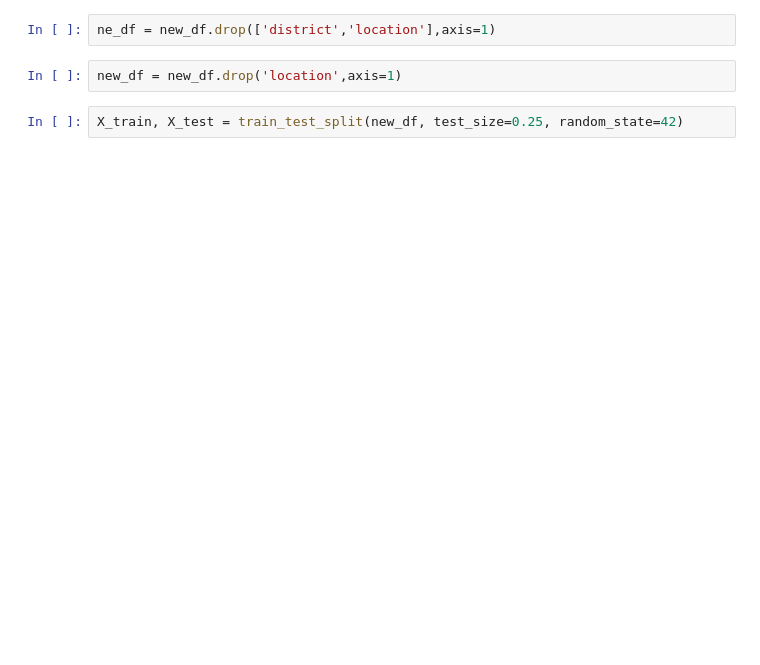
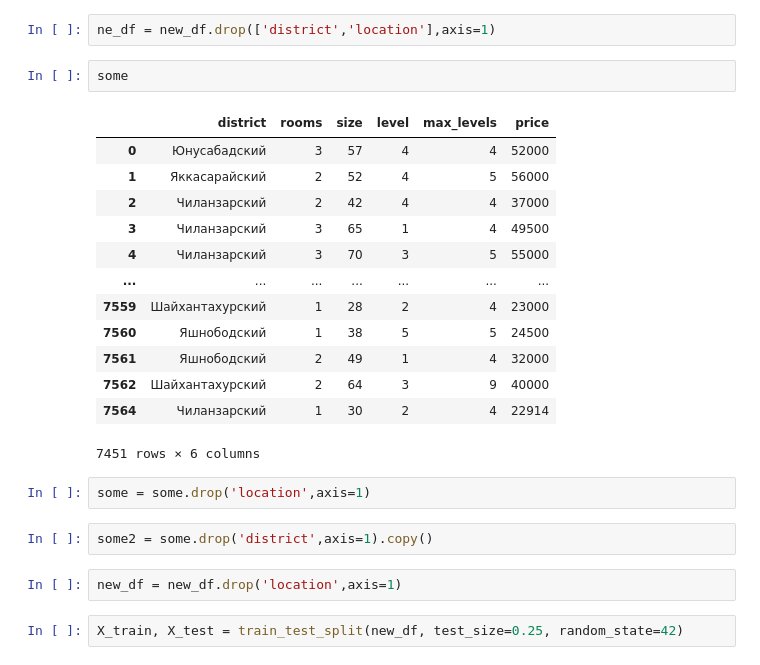
Before and after one commit to schizohub/ML_projects, a Jupyter notebook: Improving_Tashkent_housing.ipynb, the cells around one changed output. Cells and saved outputs as stored; diff of their text form; blank space fills up the shorter version.

```diff
--- a/Improving_Tashkent_housing.ipynb
+++ b/Improving_Tashkent_housing.ipynb
@@ -436,6 +461,26 @@ px.histogram(new_df['price'])
 [interactive output not drawn]
 # %%
 ne_df = new_df.drop(['district','location'],axis=1)
+# %%
+some
+# %% [output]
+|  | district | rooms | size | level | max_levels | price |
+| 0 | Юнусабадский | 3 | 57 | 4 | 4 | 52000 |
+| 1 | Яккасарайский | 2 | 52 | 4 | 5 | 56000 |
+| 2 | Чиланзарский | 2 | 42 | 4 | 4 | 37000 |
+| 3 | Чиланзарский | 3 | 65 | 1 | 4 | 49500 |
+| 4 | Чиланзарский | 3 | 70 | 3 | 5 | 55000 |
+| ... | ... | ... | ... | ... | ... | ... |
+| 7559 | Шайхантахурский | 1 | 28 | 2 | 4 | 23000 |
+| 7560 | Яшнободский | 1 | 38 | 5 | 5 | 24500 |
+| 7561 | Яшнободский | 2 | 49 | 1 | 4 | 32000 |
+| 7562 | Шайхантахурский | 2 | 64 | 3 | 9 | 40000 |
+| 7564 | Чиланзарский | 1 | 30 | 2 | 4 | 22914 |
+7451 rows × 6 columns
+# %%
+some = some.drop('location',axis=1)
+# %%
+some2 = some.drop('district',axis=1).copy()
 # %%
 new_df = new_df.drop('location',axis=1)
 # %%
```
Also changed, not shown: parts of 45 cells of this notebook.
